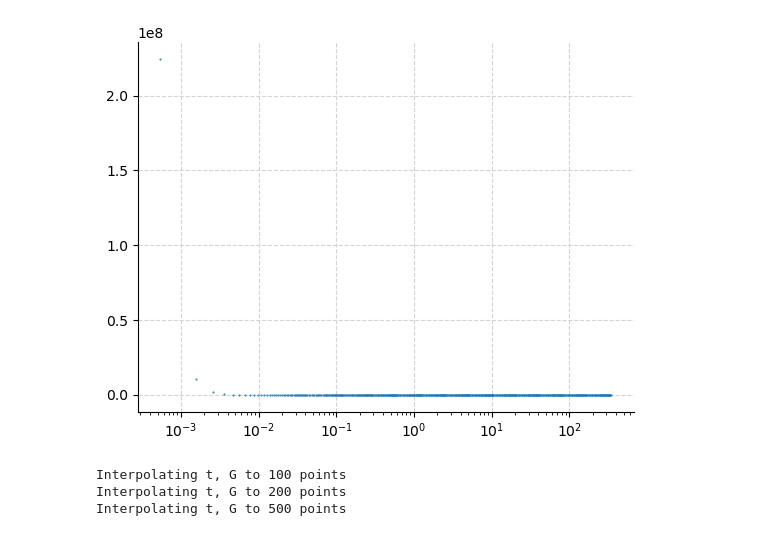
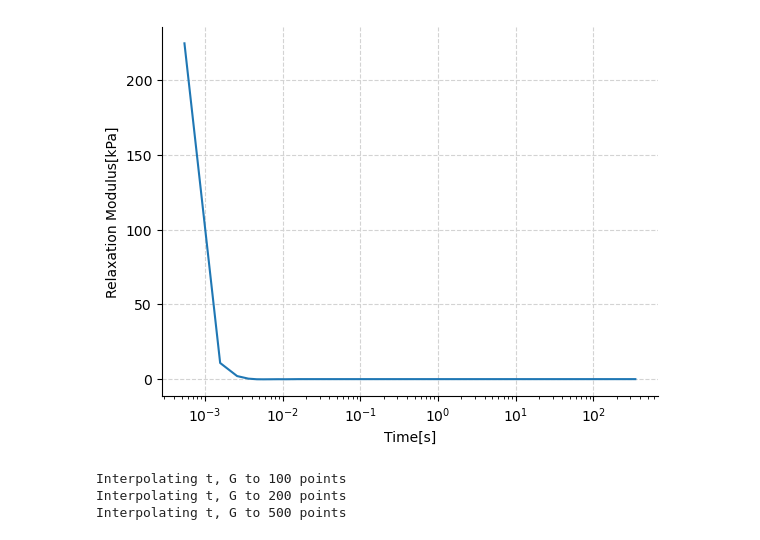
Before and after one commit to Jhko725/NeuralConstitutiveEq.jl, a Jupyter notebook: notebooks/collagen_pyrespect.ipynb, the cells around one changed output. Cells and saved outputs as stored; diff of their text form; code cells hidden in the pictures.

```diff
--- a/notebooks/collagen_pyrespect.ipynb
+++ b/notebooks/collagen_pyrespect.ipynb
@@ -22,13 +22,15 @@ from neuralconstitutive.training import loss_total, train_model
 # %%
 stress_relaxation = pd.read_csv("collagen_sample(stress relaxation).txt", delimiter="\t", header = [0, 1], skiprows=119, engine = "c")
 time = stress_relaxation["Step time"].to_numpy()
 modulus = stress_relaxation["Modulus"].to_numpy()
 time = time.reshape((len(time)))
 modulus = modulus.reshape((len(modulus)))
-plt.plot(time, modulus,'.')
+plt.plot(time[1:], modulus[1:])
+plt.xlabel("Time[s]")
+plt.ylabel("Relaxation Modulus[kPa]")
 plt.xscale('log')
 # %% [output]
-[figure, old version]
+[figure, new version]
 # %%
 fig, ax = plt.subplots(1, 1, figsize=(10, 7))
 ax.plot()
```
Also changed, not shown: parts of 1 cell of this notebook, 4 other files.
